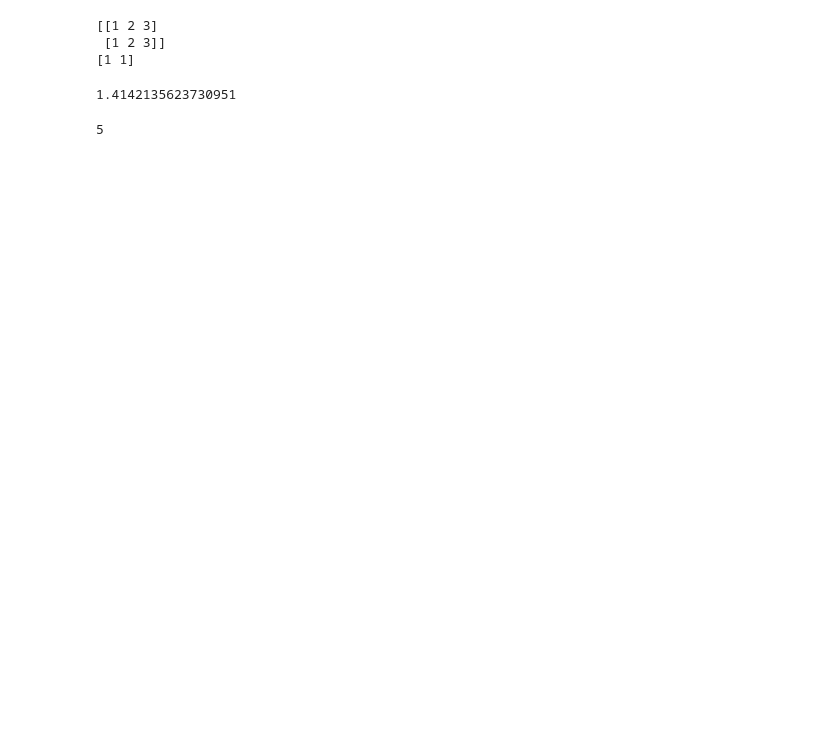
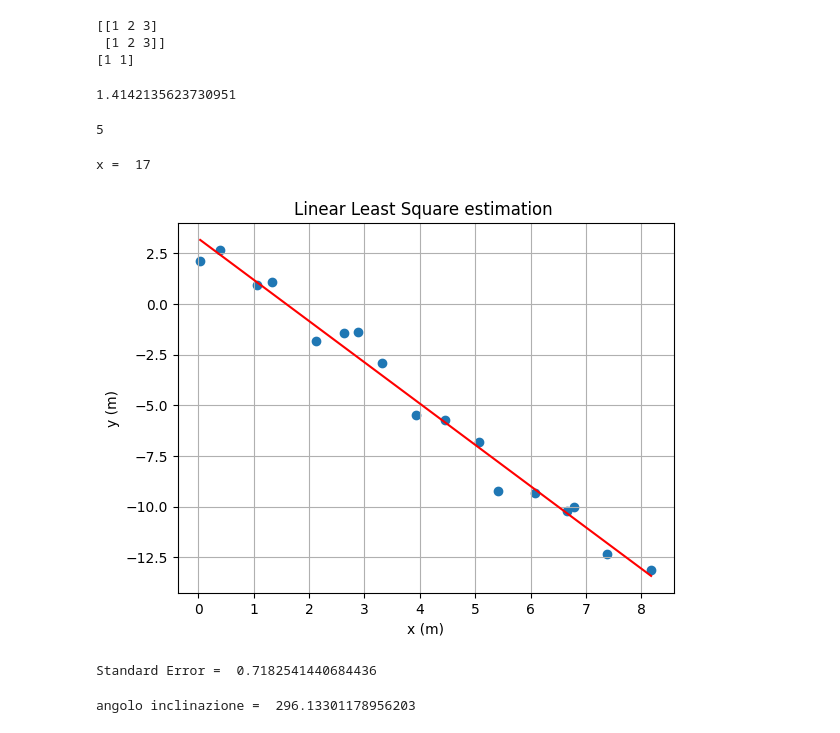
Before and after one commit to rktessa/Blimp, a Jupyter notebook: Old_stuff/Untitled.ipynb, the cells around one changed output. Cells and saved outputs as stored; diff of their text form; code cells hidden in the pictures; blank space fills up the shorter version.

```diff
--- a/Old_stuff/Untitled.ipynb
+++ b/Old_stuff/Untitled.ipynb
@@ -32,3 +32,61 @@ traj = np.array([[0, 0, 1],
 print(traj[0][2])
 # %% [output]
 5
+# %%
+import numpy as np
+import matplotlib.pyplot as plt
+
+x = np.array([0., 0.5, 1., 1.5, 2., 2.5, 3., 3.5, 4., 4.5, 5., 5.5, 6., 6.5, 7., 7.5, 8.  ])
+z = np.random.normal(0, 0.1, size=(len(x)))
+z_2 = np.random.normal(0, 0.5, size=(len(x)))
+x = x + z
+y = -2*x + 3 + z_2
+
+print('x = ', len(x))
+
+# Ora usando i dati creati vado a fare una LLS estimation
+
+# y = a +b*x
+a = (np.sum(y) * np.sum(x**2)- np.sum(x)*np.sum(x*y))/ (len(x)*np.sum(x**2) - np.sum(x)**2)
+b = ( len(x)* np.sum(x*y) - np.sum(x)*np.sum(y)) /(len(x)*np.sum(x**2)- np.sum(x)**2)
+
+y_fit = a + b*x
+
+
+
+
+# Plot di tutto :)
+fig, ax = plt.subplots()
+
+ax.scatter(x,y)
+ax.plot(x, y_fit, 'r')
+ax.set(xlabel='x (m)', ylabel='y (m)',
+       title='Linear Least Square estimation ')
+ax.grid()
+
+plt.show()
+# %% [output]
+x =  17
+[figure, added]
+# %%
+import math
+# Error and Covariance calculation
+# Because of estimation the variance of the residual
+# is defined using n-2 dofs
+E_i = np.sum((y - y_fit)**2)
+Serr = math.sqrt(E_i/(len(x)-2))
+print("Standard Error = ", Serr)
+# %% [output]
+Standard Error =  0.7182541440684436
+# %%
+# Inclination of the line calculated.
+# m coefficient is b
+ang_rad = np.arctan(b)
+ang_deg = ang_rad * 180/np.pi
+
+if ang_deg < 0:  #Ho dei dubbi che questo faccia solo danni nel pid
+    ang_deg += 360
+
+print("angolo inclinazione = ", ang_deg)
+# %% [output]
+angolo inclinazione =  296.13301178956203
```
Also changed, not shown: parts of 2 cells of this notebook, 10 other files.
